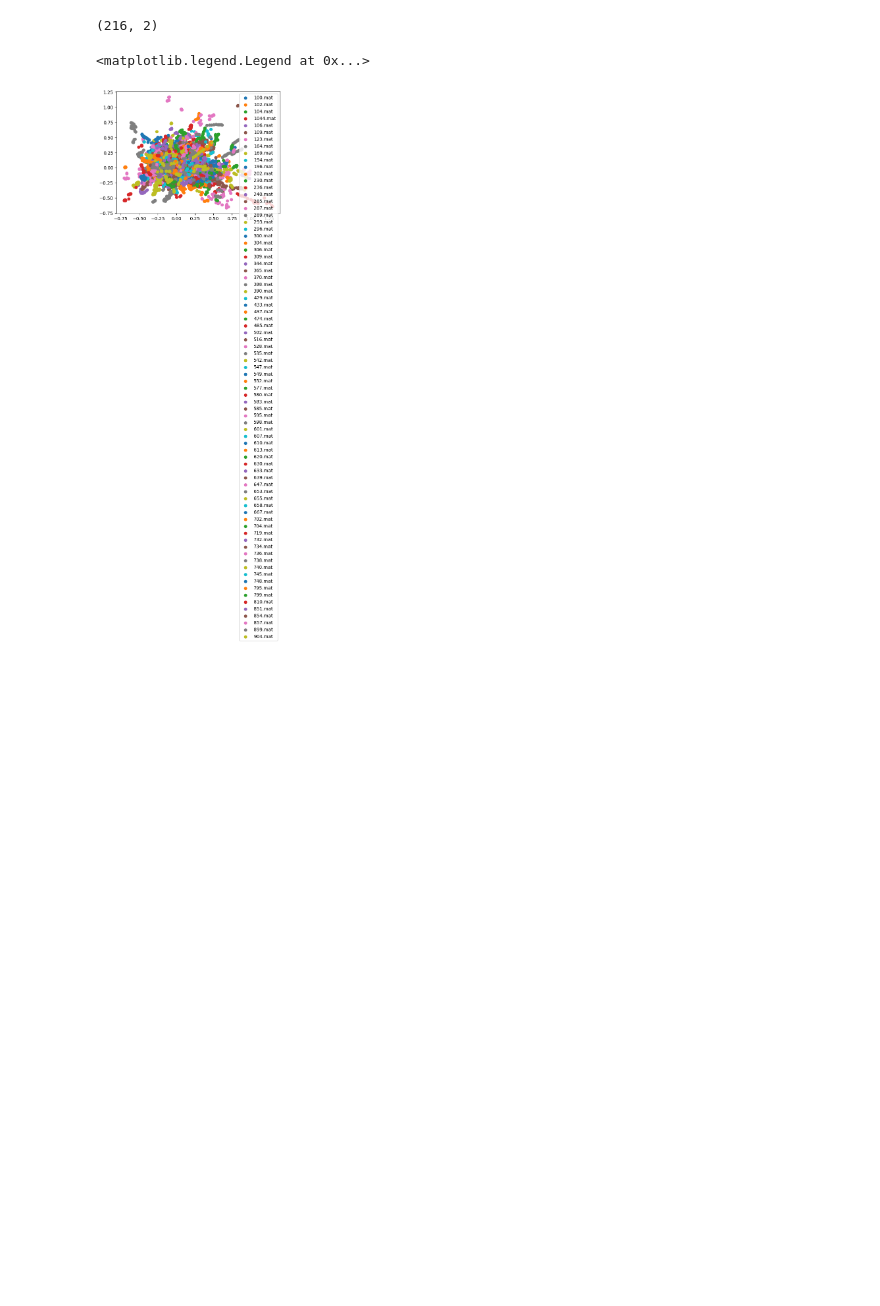
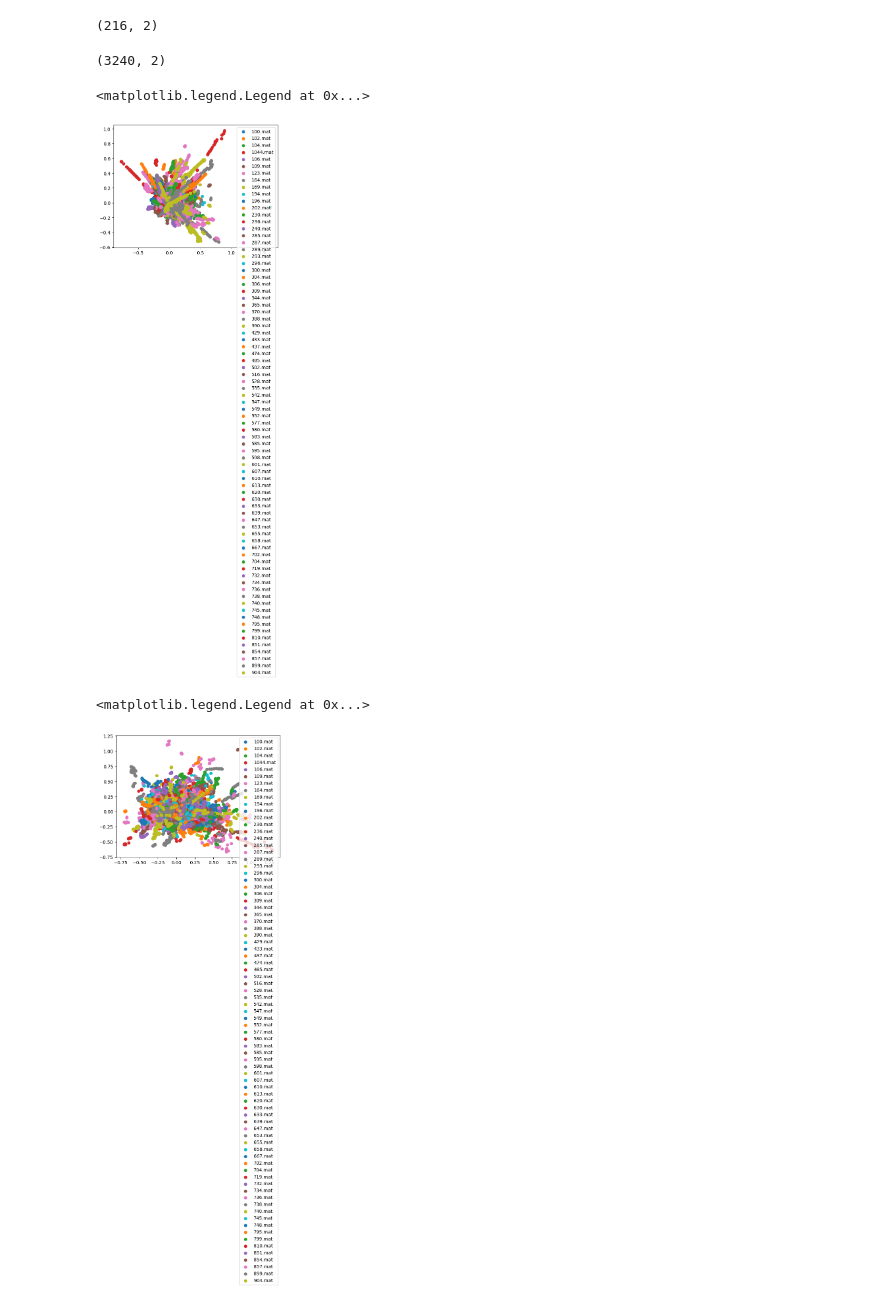
Before and after one commit to kaburia/animal-poses4population, a Jupyter notebook: graph_embeddings.ipynb, the cells around one changed output. Drawn from its saved outputs; the diff is of its cells as text; code cells hidden in the pictures; blank space fills up the shorter version.

```diff
--- a/graph_embeddings.ipynb
+++ b/graph_embeddings.ipynb
@@ -182,6 +231,18 @@ Frame 105 has no nodes
 reducted_data['100.mat'].shape
 # %% [output]
 (216, 2)
+# %%
+reducted_data['100.mat'].shape
+# %% [output]
+(3240, 2)
+# %%
+# plot the data
+for key, value in reducted_data.items():
+    plt.scatter(value[:, 0], value[:, 1], label=key)
+plt.legend()
+# %% [output]
+<matplotlib.legend.Legend at 0x...>
+[figure, added]
 # %%
 # plot the data
 for key, value in reducted_data.items():
```
Also changed, not shown: parts of 10 cells of this notebook.
